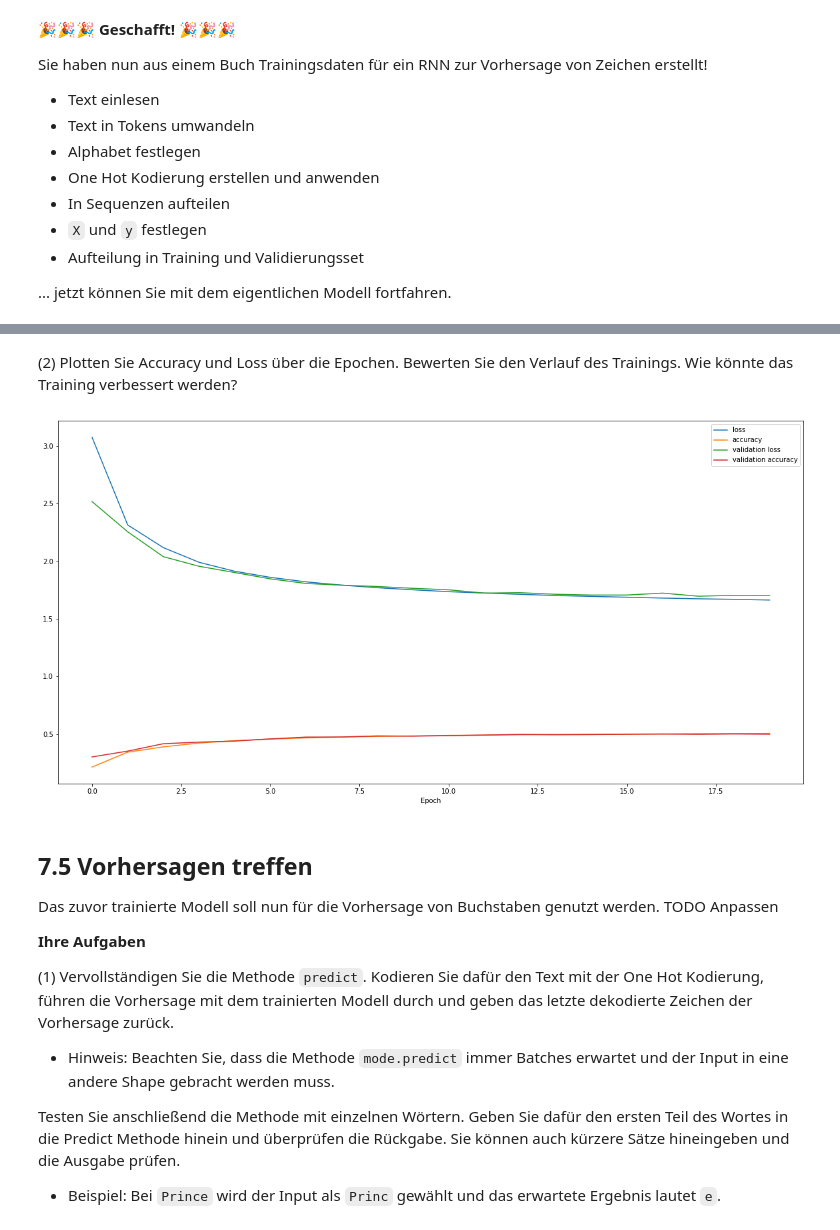
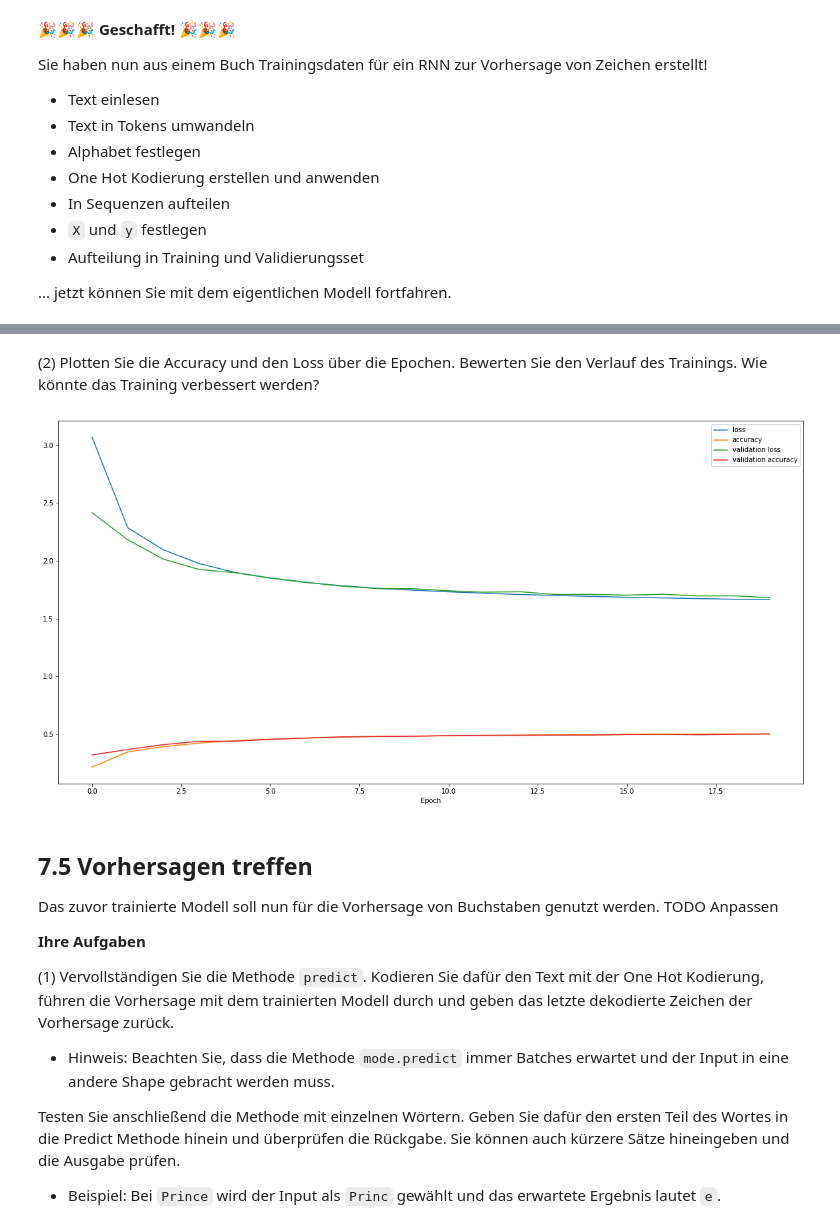
Before and after one commit to fhac-ewi/recurrent-neural-network, a Jupyter notebook: Übung_RNN_Lösung.ipynb, the cells around one changed output, grey strips where cells are left out. Saved outputs shown, nothing was run; the diff lists cells and outputs as text; code cells hidden in the pictures.

```diff
--- a/Übung_RNN_Lösung.ipynb
+++ b/Übung_RNN_Lösung.ipynb
@@ -485,9 +497,21 @@ Training took:  0:02:06.835213
 # %% [markdown]
-(2) Plotten Sie Accuracy und Loss über die Epochen. Bewerten Sie den Verlauf des Trainings. Wie könnte das Training verbessert werden?
+(2) Plotten Sie die Accuracy und den Loss über die Epochen. Bewerten Sie den Verlauf des Trainings. Wie könnte das Training verbessert werden?
-# %%
-plot_hist(hist)
-# %% [output]
-[figure, removed]
+# %%
+# code here
+fig, ax = plt.subplots(1, 1)
+
+ax.plot(hist.history["loss"], label='loss')
+ax.plot(hist.history["accuracy"], label='accuracy')
+ax.plot(hist.history["val_loss"], label='validation loss')
+ax.plot(hist.history["val_accuracy"], label='validation accuracy')
+ax.set_xlabel("Epoch")
+ax.legend()
+
+fig.set_size_inches(20, 10)
+
+plt.show()
+# %% [output]
+[figure, added]
 # %% [markdown]
 ## 7.5 Vorhersagen treffen
 Das zuvor trainierte Modell soll nun für die Vorhersage von Buchstaben genutzt werden. TODO Anpassen
```
Also changed, not shown: parts of 33 cells of this notebook.
